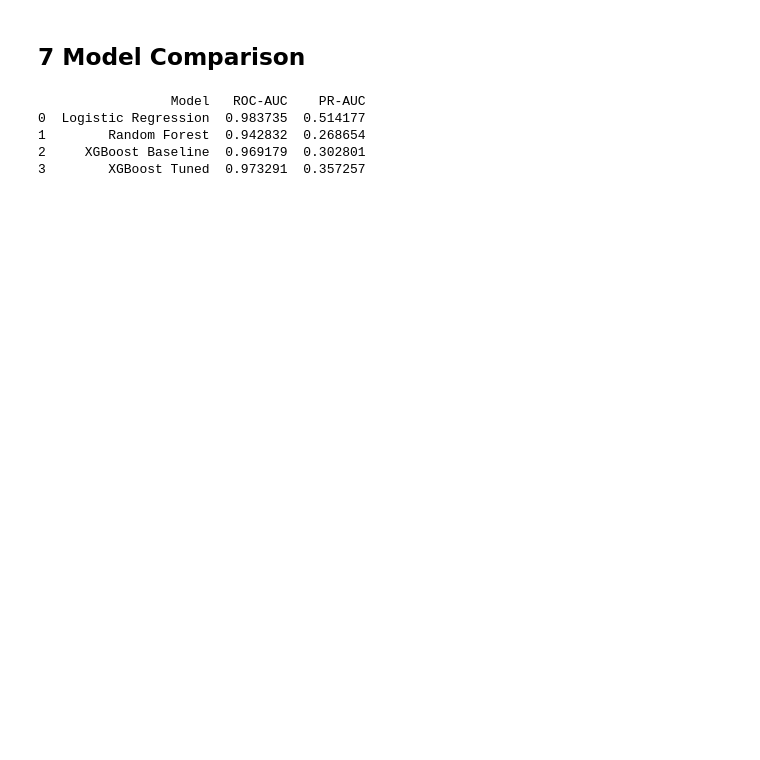
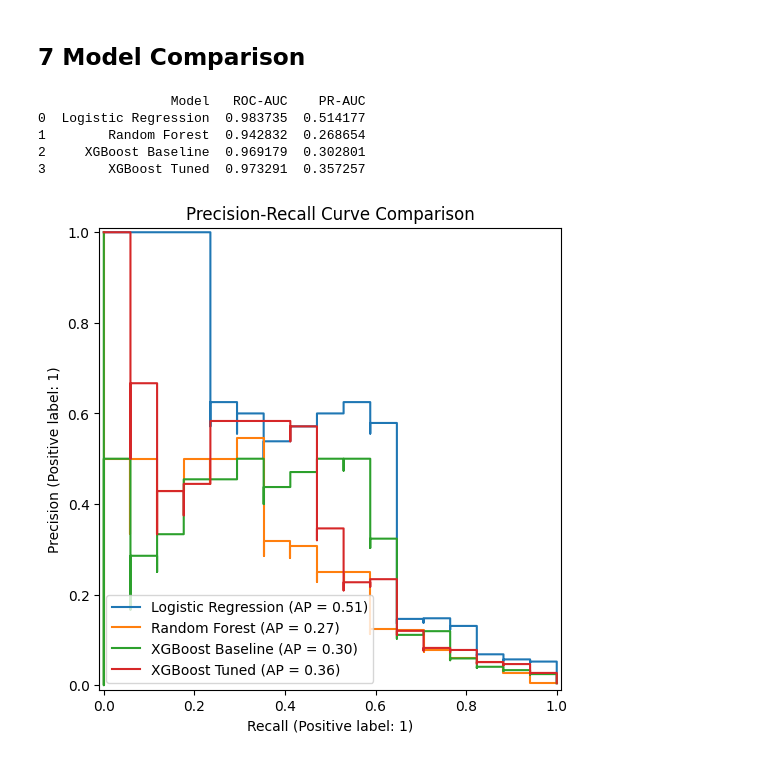
Before and after one commit to JuanSeguraA/ppi-cancer-prediction, a Jupyter notebook: ppi_cancer_prediction.ipynb, the cells around one changed output. Cells and saved outputs as stored; diff of their text form; code cells hidden in the pictures; blank space fills up the shorter version.

Commit message:
Added model comparison plots

```diff
--- a/ppi_cancer_prediction.ipynb
+++ b/ppi_cancer_prediction.ipynb
@@ -397,7 +398,7 @@ LogisticRegression(max_iter=1000)
 # %%
 LR_model.fit(X_train_scaled, y_train)
 
-y_pred = LR_model.predict(X_test_scaled)
+y_pred_lr = LR_model.predict(X_test_scaled)
 
-y_prob = LR_model.predict_proba(X_test_scaled)[:, 1]
+y_prob_lr = LR_model.predict_proba(X_test_scaled)[:, 1]
 # %%
@@ -441,14 +442,14 @@ print(rf_scores.mean())
 0.2907827612402679
 # %%
 RF_model.fit(X_train, y_train)
-y_pred = RF_model.predict(X_test)
-y_prob = RF_model.predict_proba(X_test)[:, 1]
+y_pred_rf = RF_model.predict(X_test)
+y_prob_rf = RF_model.predict_proba(X_test)[:, 1]
 
-print(classification_report(y_test, y_pred))
-roc_auc_rf = roc_auc_score(y_test, y_prob)
+print(classification_report(y_test, y_pred_rf))
+roc_auc_rf = roc_auc_score(y_test, y_prob_rf)
 print(f"ROC-AUC: {roc_auc_rf}")
 
-pr_auc_rf = average_precision_score(y_test, y_prob)
+pr_auc_rf = average_precision_score(y_test, y_prob_rf)
 print(f"PR-AUC for RF: {pr_auc_rf}")
 # %% [output]
               precision    recall  f1-score   support
@@ -484,14 +485,14 @@ print(xgb_scores.mean())
 0.2636530446229929
 # %%
 xgb_model.fit(X_train, y_train)
-y_pred = xgb_model.predict(X_test)
-y_prob = xgb_model.predict_proba(X_test)[:, 1]
+y_pred_xgb = xgb_model.predict(X_test)
+y_prob_xgb = xgb_model.predict_proba(X_test)[:, 1]
 
-print(classification_report(y_test, y_pred))
-roc_auc_xgb_base = roc_auc_score(y_test, y_prob)
+print(classification_report(y_test, y_pred_xgb))
+roc_auc_xgb_base = roc_auc_score(y_test, y_prob_xgb)
 print(f"ROC-AUC: {roc_auc_xgb_base}")
 
-pr_auc_xgb_base = average_precision_score(y_test, y_prob)
+pr_auc_xgb_base = average_precision_score(y_test, y_prob_xgb)
 print(f"PR-AUC for XGB: {pr_auc_xgb_base}")
 # %% [output]
               precision    recall  f1-score   support
@@ -548,13 +549,13 @@ Best CV PR-AUC: 0.28484215094427057
 # %%
 best_xgb = random_search.best_estimator_
 
-y_pred = best_xgb.predict(X_test)
-y_prob = best_xgb.predict_proba(X_test)[:, 1]
+y_pred_best_xgb = best_xgb.predict(X_test)
+y_prob_best_xgb = best_xgb.predict_proba(X_test)[:, 1]
 
-roc_auc_xgb_tuned = roc_auc_score(y_test, y_prob)
-pr_auc_xgb_tuned = average_precision_score(y_test, y_prob)
+roc_auc_xgb_tuned = roc_auc_score(y_test, y_prob_best_xgb)
+pr_auc_xgb_tuned = average_precision_score(y_test, y_prob_best_xgb)
 
-print(classification_report(y_test, y_pred))
+print(classification_report(y_test, y_pred_best_xgb))
 print("ROC-AUC:", roc_auc_xgb_tuned)
 print("PR-AUC:", pr_auc_xgb_tuned)
 # %% [output]
@@ -602,3 +603,15 @@ print(results)
 1        Random Forest  0.942832  0.268654
 2     XGBoost Baseline  0.969179  0.302801
 3        XGBoost Tuned  0.973291  0.357257
+# %%
+fig, ax, = plt.subplots(figsize=(8, 6))
+
+PrecisionRecallDisplay.from_predictions(y_test, y_prob_lr, name="Logistic Regression", ax=ax)
+PrecisionRecallDisplay.from_predictions(y_test, y_prob_rf, name="Random Forest", ax=ax)
+PrecisionRecallDisplay.from_predictions(y_test, y_prob_xgb, name="XGBoost Baseline", ax=ax)
+PrecisionRecallDisplay.from_predictions(y_test, y_prob_best_xgb, name="XGBoost Tuned", ax=ax)
+
+ax.set_title("Precision-Recall Curve Comparison")
+plt.show()
+# %% [output]
+[figure, added]
```
Also changed, not shown: parts of 4 cells of this notebook.
